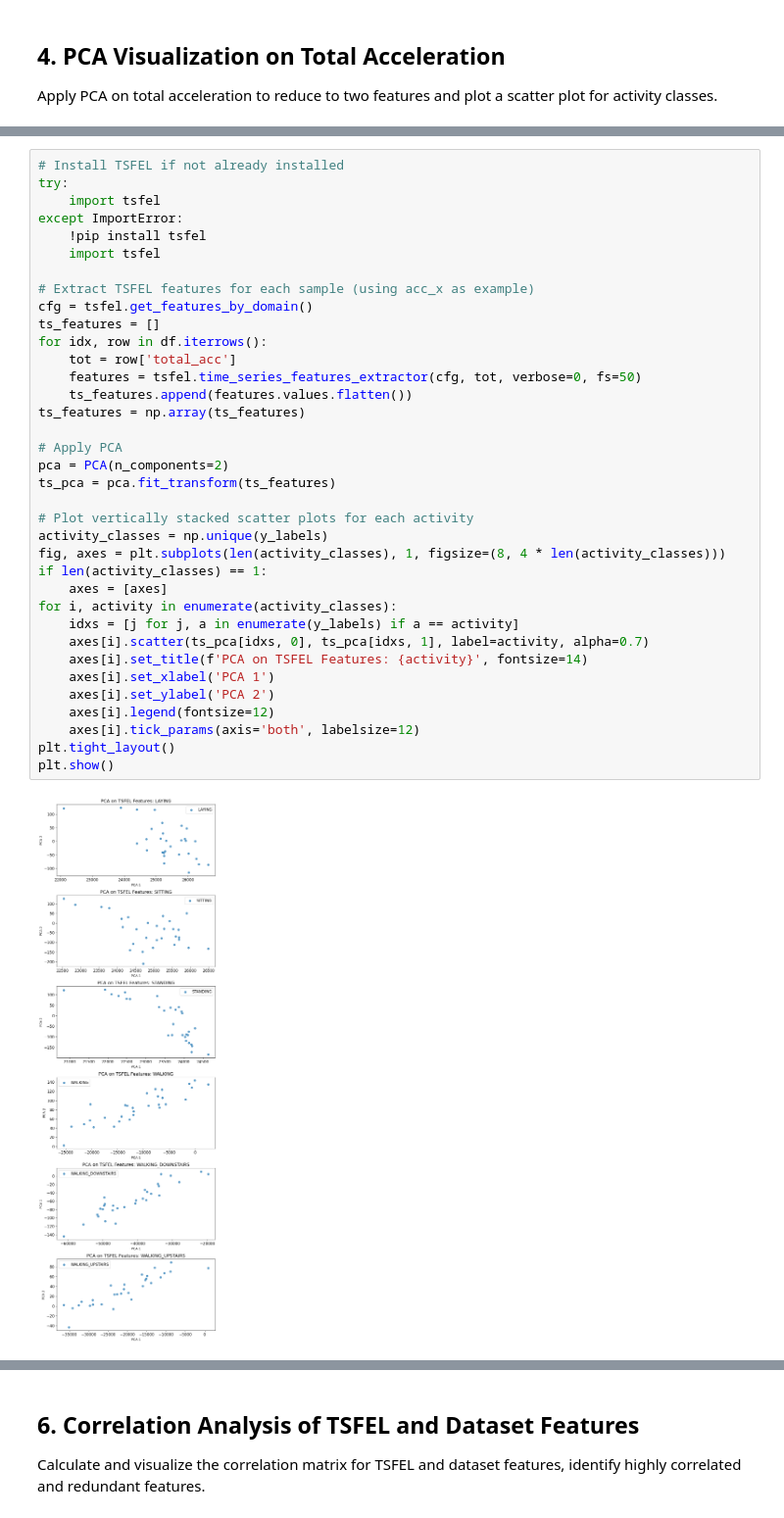
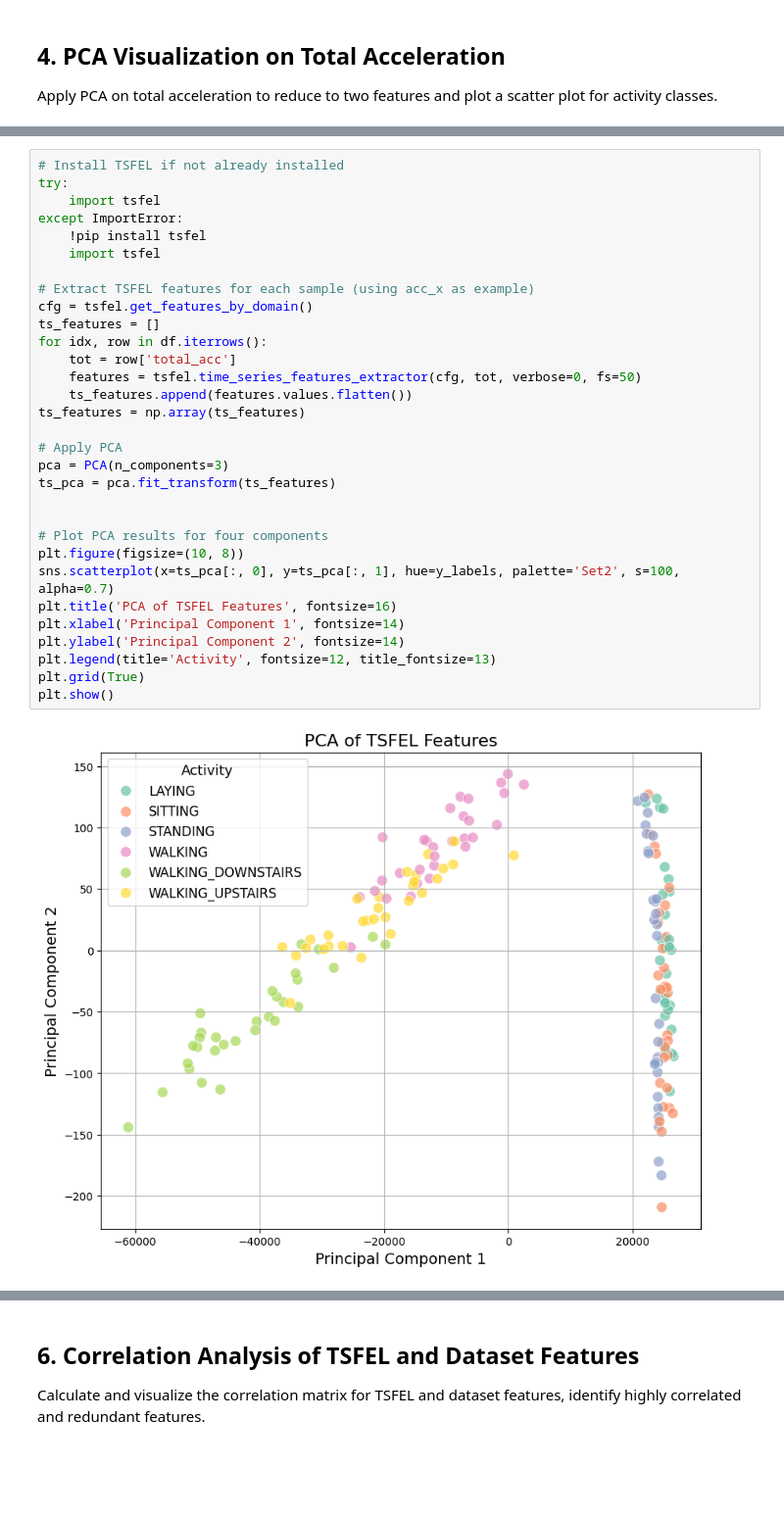
Before and after one commit to hem436/Mtech, a Jupyter notebook: Machine Learning/es335-25-fall-assignment-1/Answer_HAR/HAR_EDA.ipynb, the cells around one changed output, grey strips where cells are left out. Shown at 98% size. Cells and saved outputs as stored; diff of their text form; blank space fills up the shorter version.

```diff
--- a/Machine Learning/es335-25-fall-assignment-1/Answer_HAR/HAR_EDA.ipynb
+++ b/Machine Learning/es335-25-fall-assignment-1/Answer_HAR/HAR_EDA.ipynb
@@ -169,38 +167,33 @@ Extract features using TSFEL, apply PCA to reduce to two features, and plot a sc
 # %%
 # Install TSFEL if not already installed
 try:
     import tsfel
 except ImportError:
     !pip install tsfel
     import tsfel
 
 # Extract TSFEL features for each sample (using acc_x as example)
 cfg = tsfel.get_features_by_domain()
 ts_features = []
 for idx, row in df.iterrows():
     tot = row['total_acc']
     features = tsfel.time_series_features_extractor(cfg, tot, verbose=0, fs=50)
     ts_features.append(features.values.flatten())
 ts_features = np.array(ts_features)
 
 # Apply PCA
-pca = PCA(n_components=2)
+pca = PCA(n_components=3)
 ts_pca = pca.fit_transform(ts_features)
 
-# Plot vertically stacked scatter plots for each activity
-activity_classes = np.unique(y_labels)
-fig, axes = plt.subplots(len(activity_classes), 1, figsize=(8, 4 * len(activity_classes)))
-if len(activity_classes) == 1:
-    axes = [axes]
-for i, activity in enumerate(activity_classes):
-    idxs = [j for j, a in enumerate(y_labels) if a == activity]
-    axes[i].scatter(ts_pca[idxs, 0], ts_pca[idxs, 1], label=activity, alpha=0.7)
-    axes[i].set_title(f'PCA on TSFEL Features: {activity}', fontsize=14)
-    axes[i].set_xlabel('PCA 1')
-    axes[i].set_ylabel('PCA 2')
-    axes[i].legend(fontsize=12)
-    axes[i].tick_params(axis='both', labelsize=12)
-plt.tight_layout()
+
+# Plot PCA results for four components
+plt.figure(figsize=(10, 8))
+sns.scatterplot(x=ts_pca[:, 0], y=ts_pca[:, 1], hue=y_labels, palette='Set2', s=100, alpha=0.7)
+plt.title('PCA of TSFEL Features', fontsize=16)
+plt.xlabel('Principal Component 1', fontsize=14)
+plt.ylabel('Principal Component 2', fontsize=14)
+plt.legend(title='Activity', fontsize=12, title_fontsize=13)
+plt.grid(True)
 plt.show()
 # %% [output]
-[figure, old version]
+[figure, new version]
```
Also changed, not shown: parts of 21 cells of this notebook, 5 other files.
